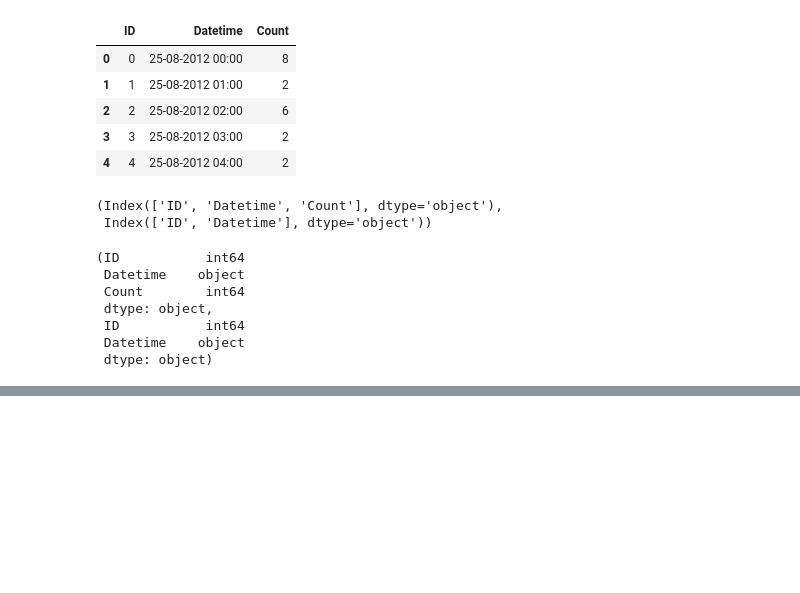
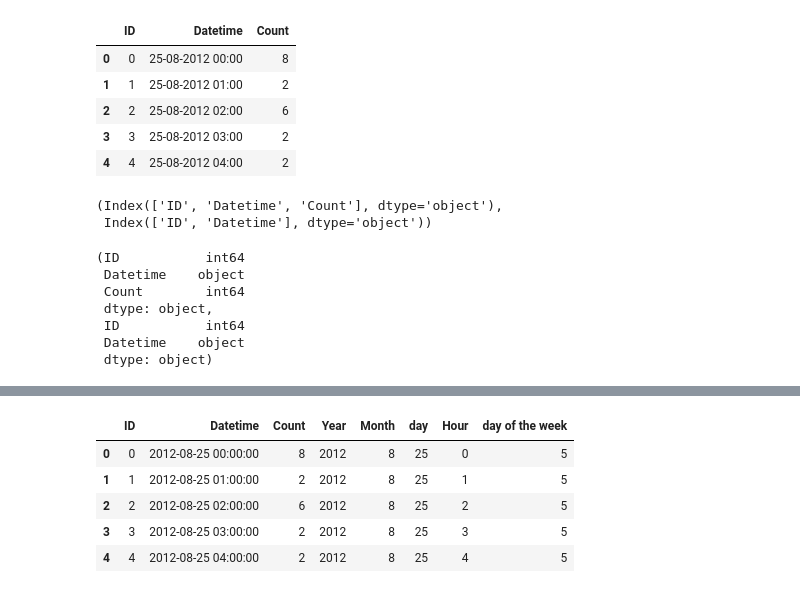
Before and after one commit to basel-ay/Transportation-Forecasting, a Jupyter notebook: Time_Series_Analysis_on_Transportation.ipynb, the cells around one changed output, grey strips where cells are left out. Cells and saved outputs as stored; diff of their text form; code cells hidden in the pictures; blank space fills up the shorter version.

```diff
--- a/Time_Series_Analysis_on_Transportation.ipynb
+++ b/Time_Series_Analysis_on_Transportation.ipynb
@@ -40,0 +79,9 @@ train.dtypes, test.dtypes
+# %%
+train.head()
+# %% [output]
+|  | ID | Datetime | Count | Year | Month | day | Hour | day of the week |
+| 0 | 0 | 2012-08-25 00:00:00 | 8 | 2012 | 8 | 25 | 0 | 5 |
+| 1 | 1 | 2012-08-25 01:00:00 | 2 | 2012 | 8 | 25 | 1 | 5 |
+| 2 | 2 | 2012-08-25 02:00:00 | 6 | 2012 | 8 | 25 | 2 | 5 |
+| 3 | 3 | 2012-08-25 03:00:00 | 2 | 2012 | 8 | 25 | 3 | 5 |
+| 4 | 4 | 2012-08-25 04:00:00 | 2 | 2012 | 8 | 25 | 4 | 5 |
```
Also changed, not shown: parts of 10 cells of this notebook.
